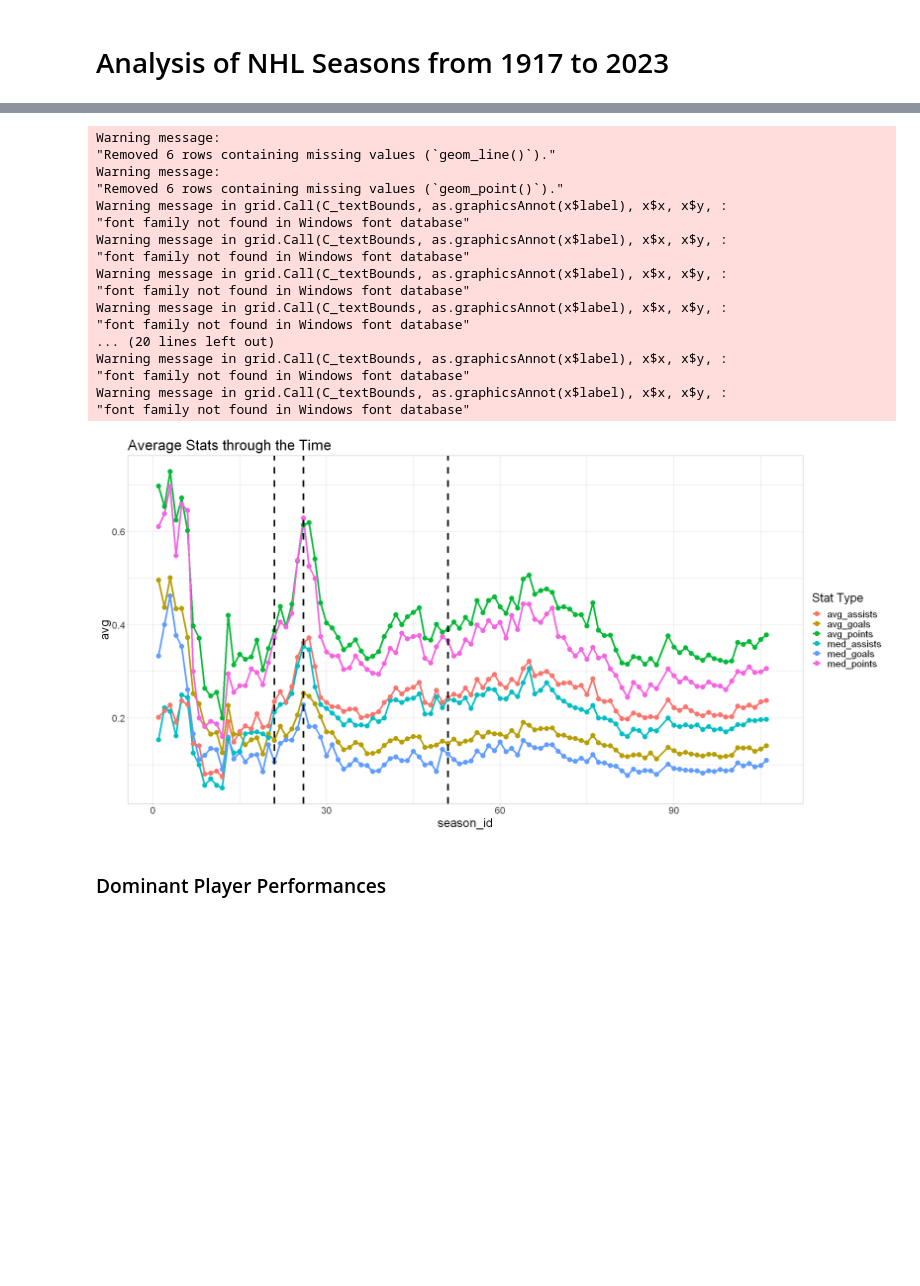
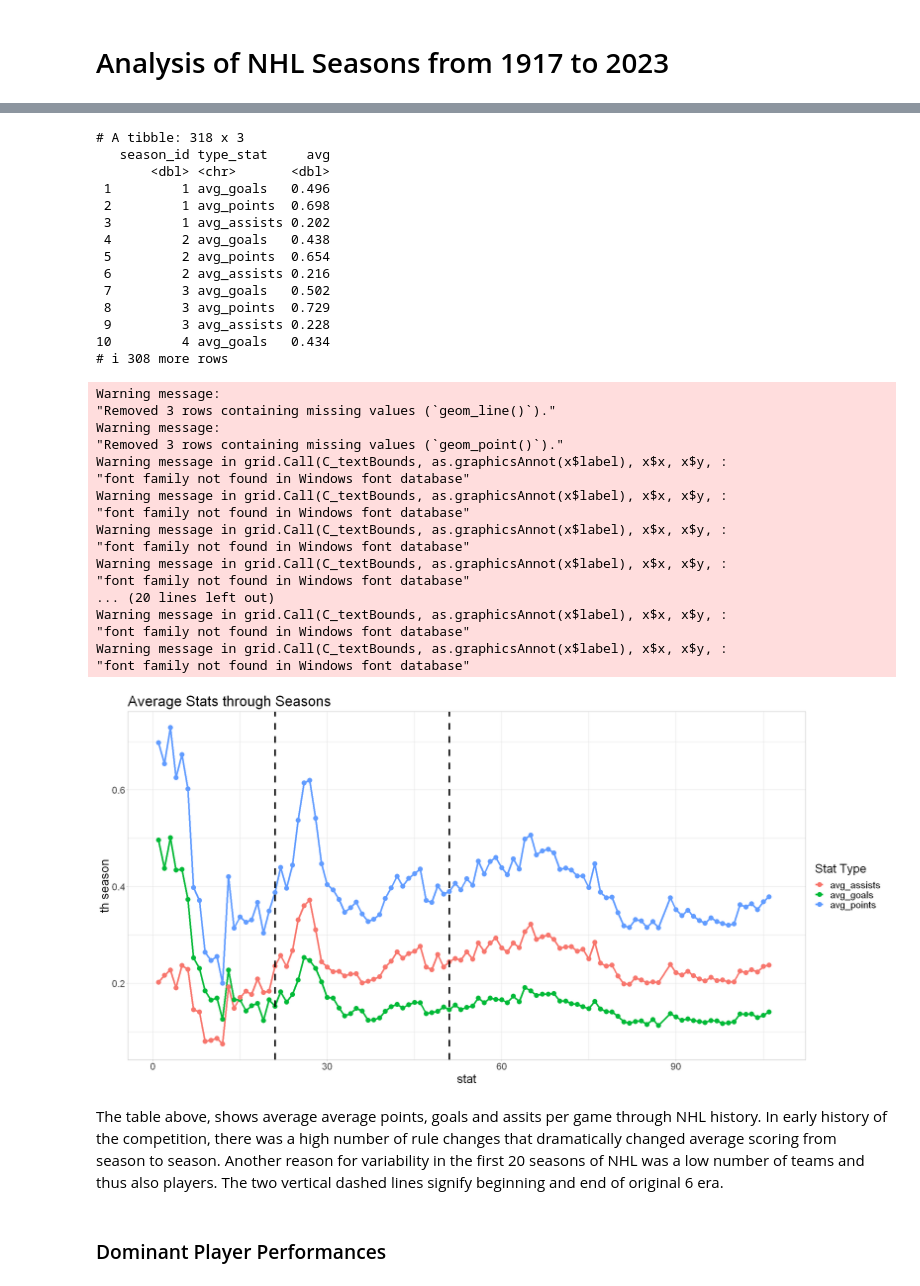
Before and after one commit to honzaz1234/elite, a Jupyter notebook: report/nhl.ipynb, the cells around one changed output, grey strips where cells are left out. Saved outputs shown, nothing was run; the diff lists cells and outputs as text; code cells hidden in the pictures; blank space fills up the shorter version.

```diff
--- a/report/nhl.ipynb
+++ b/report/nhl.ipynb
@@ -13,12 +13,14 @@ path_files <- "C://Users//jziac//OneDrive//Documents//programovani//projekty//el
 players_file_name <- "nhl_player_stats.csv"
 goalies_file_name <- "nhl_goalie_stats.csv"
 # %%
-#graphics set up
+#graphics set up for plots
 gg_size <- 11
 plot_size <- 7
 size_multiplier <- 2
 options(repr.plot.width = plot_size*size_multiplier, repr.plot.height = plot_size*size_multiplier)
 def_plot_setup <- theme_light() +
 theme(text=element_text(size = gg_size*size_multiplier,  family = "helvetica"))
-my_colours <- brewer.pal(n = 9,"Paired")
+my_colours <- brewer.pal(n = 12,"Paired")
+my_colours_2 <- brewer.pal(n=12, "Set3")
+my_colours_3 <- brewer.pal(n=9, "Set1")
 # %%
@@ -260,44 +344,57 @@ Warning message in grid.Call(C_textBounds, as.graphicsAnnot(x$label), x$x, x$y,
 # %%
 options(repr.plot.width=20, repr.plot.height=10)
 player_data %>%
   filter(regular_season==1) %>%
   group_by(season_id) %>%
   summarize(
     avg_goals = mean(avg_g, na.rm=TRUE),
     avg_points = mean(avg_p, na.rm=TRUE),
-    med_goals = median(avg_g, na.rm = TRUE),
-    med_points = median(avg_p, na.rm=TRUE),
-    med_assists = median(avg_a, na.rm = TRUE),
     avg_assists = mean(avg_a, na.rm = TRUE)
     ) %>%
   pivot_longer(!season_id, names_to = "type_stat", values_to = "avg") %>%
+  print() %>%
   ggplot(., aes(x = season_id, y = avg, colour = type_stat)) +
   geom_line(size = 1.5) +
   geom_point(size = 4) +
-  labs(title= "Average Stats through the Time", color="Stat Type") +
+  labs(title= "Average Stats through Seasons", color="Stat Type", y="th season", x="stat") +
   geom_vline(xintercept = 21, size = 1.5, linetype = "dashed") +
-  geom_vline(xintercept = 26, size = 1.5, linetype = "dashed") +
   geom_vline(xintercept = 51, size = 1.5, linetype = "dashed") +
   scale_fill_manual(values = my_colours) +
   def_plot_setup
 # %% [output]
-Warning message:
-"Removed 6 rows containing missing values (`geom_line()`)."
-Warning message:
-"Removed 6 rows containing missing values (`geom_point()`)."
-Warning message in grid.Call(C_textBounds, as.graphicsAnnot(x$label), x$x, x$y, :
-"font family not found in Windows font database"
-Warning message in grid.Call(C_textBounds, as.graphicsAnnot(x$label), x$x, x$y, :
-"font family not found in Windows font database"
-Warning message in grid.Call(C_textBounds, as.graphicsAnnot(x$label), x$x, x$y, :
-"font family not found in Windows font database"
-Warning message in grid.Call(C_textBounds, as.graphicsAnnot(x$label), x$x, x$y, :
-"font family not found in Windows font database"
-... (20 lines left out)
-Warning message in grid.Call(C_textBounds, as.graphicsAnnot(x$label), x$x, x$y, :
-"font family not found in Windows font database"
-Warning message in grid.Call(C_textBounds, as.graphicsAnnot(x$label), x$x, x$y, :
-"font family not found in Windows font database"
+# A tibble: 318 x 3
+   season_id type_stat     avg
+       <dbl> <chr>       <dbl>
+ 1         1 avg_goals   0.496
+ 2         1 avg_points  0.698
+ 3         1 avg_assists 0.202
+ 4         2 avg_goals   0.438
+ 5         2 avg_points  0.654
+ 6         2 avg_assists 0.216
+ 7         3 avg_goals   0.502
+ 8         3 avg_points  0.729
+ 9         3 avg_assists 0.228
+10         4 avg_goals   0.434
+# i 308 more rows
+Warning message:
+"Removed 3 rows containing missing values (`geom_line()`)."
+Warning message:
+"Removed 3 rows containing missing values (`geom_point()`)."
+Warning message in grid.Call(C_textBounds, as.graphicsAnnot(x$label), x$x, x$y, :
+"font family not found in Windows font database"
+Warning message in grid.Call(C_textBounds, as.graphicsAnnot(x$label), x$x, x$y, :
+"font family not found in Windows font database"
+Warning message in grid.Call(C_textBounds, as.graphicsAnnot(x$label), x$x, x$y, :
+"font family not found in Windows font database"
+Warning message in grid.Call(C_textBounds, as.graphicsAnnot(x$label), x$x, x$y, :
+"font family not found in Windows font database"
+... (20 lines left out)
+Warning message in grid.Call(C_textBounds, as.graphicsAnnot(x$label), x$x, x$y, :
+"font family not found in Windows font database"
+Warning message in grid.Call(C_textBounds, as.graphicsAnnot(x$label), x$x, x$y, :
+"font family not found in Windows font database"
-[figure, old version]
+[figure, new version]
+# %% [markdown]
+The table above, shows average average points, goals and assits per game through NHL history. In early history of the competition, there was a high number of rule changes that dramatically changed average scoring from season to season. Another reason for variability in the first 20 seasons of NHL was a low number of teams and thus also players. The two vertical dashed lines  signify beginning and end of original 6 era.
 # %% [markdown]
 ### Dominant Player Performances
```
Also changed, not shown: parts of 34 cells of this notebook.
